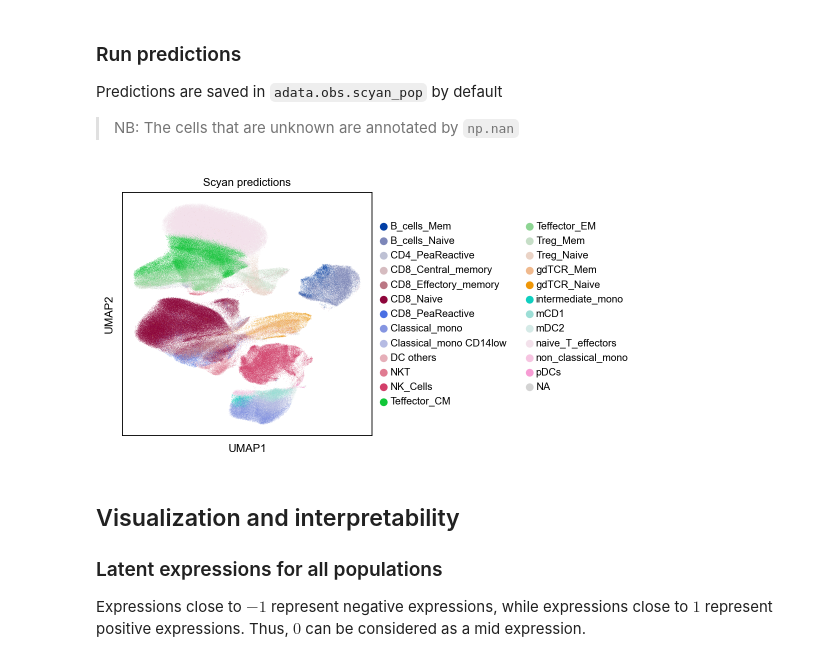
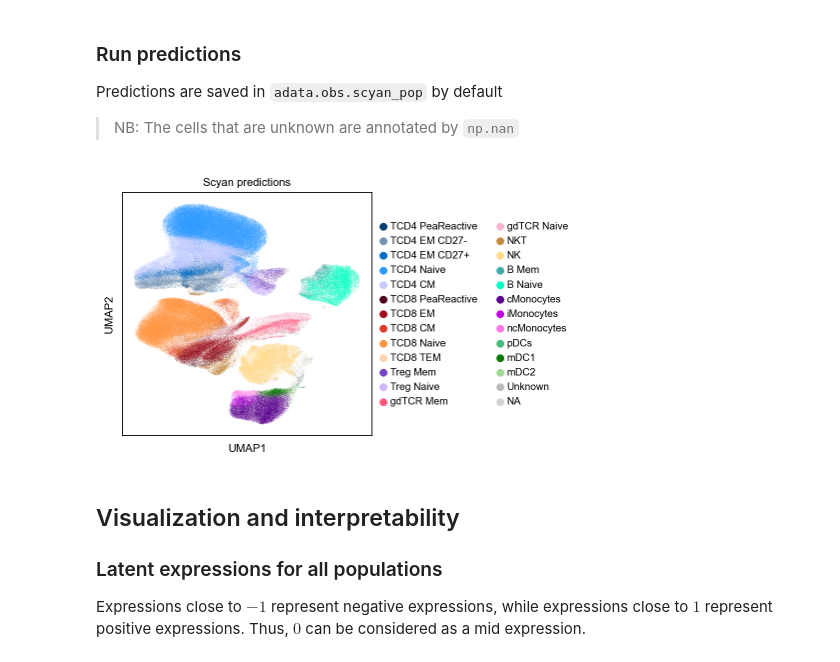
Before and after one commit to MICS-Lab/scyan, a Jupyter notebook: docs/tutorials/usage.ipynb, the cells around one changed output. Saved outputs shown, nothing was run; the diff lists cells and outputs as text; code cells hidden in the pictures.

```diff
--- a/docs/tutorials/usage.ipynb
+++ b/docs/tutorials/usage.ipynb
@@ -51,7 +40,12 @@ model.predict();
+# %%
+model.predict()
+
+# For simplicity, we don't consider 'DC others', and we merge 'cMonocytes CD14mid' into 'cMonocytes'
+adata.obs["scyan_pop"] = adata.obs.scyan_pop.replace("DC others", "Unknown").replace("cMonocytes CD14mid", "cMonocytes")
 # %%
-scyan.plot.umap(adata, color="scyan_pop", title="Scyan predictions")#, palette=adata.uns["palette"])
+scyan.plot.umap(adata, color="scyan_pop", title="Scyan predictions", palette=adata.uns["palette"])
 # %% [output]
-[figure, old version]
+[figure, new version]
 # %% [markdown]
 ## Visualization and interpretability
 
```
Also changed, not shown: parts of 34 cells of this notebook, 4 other files.
